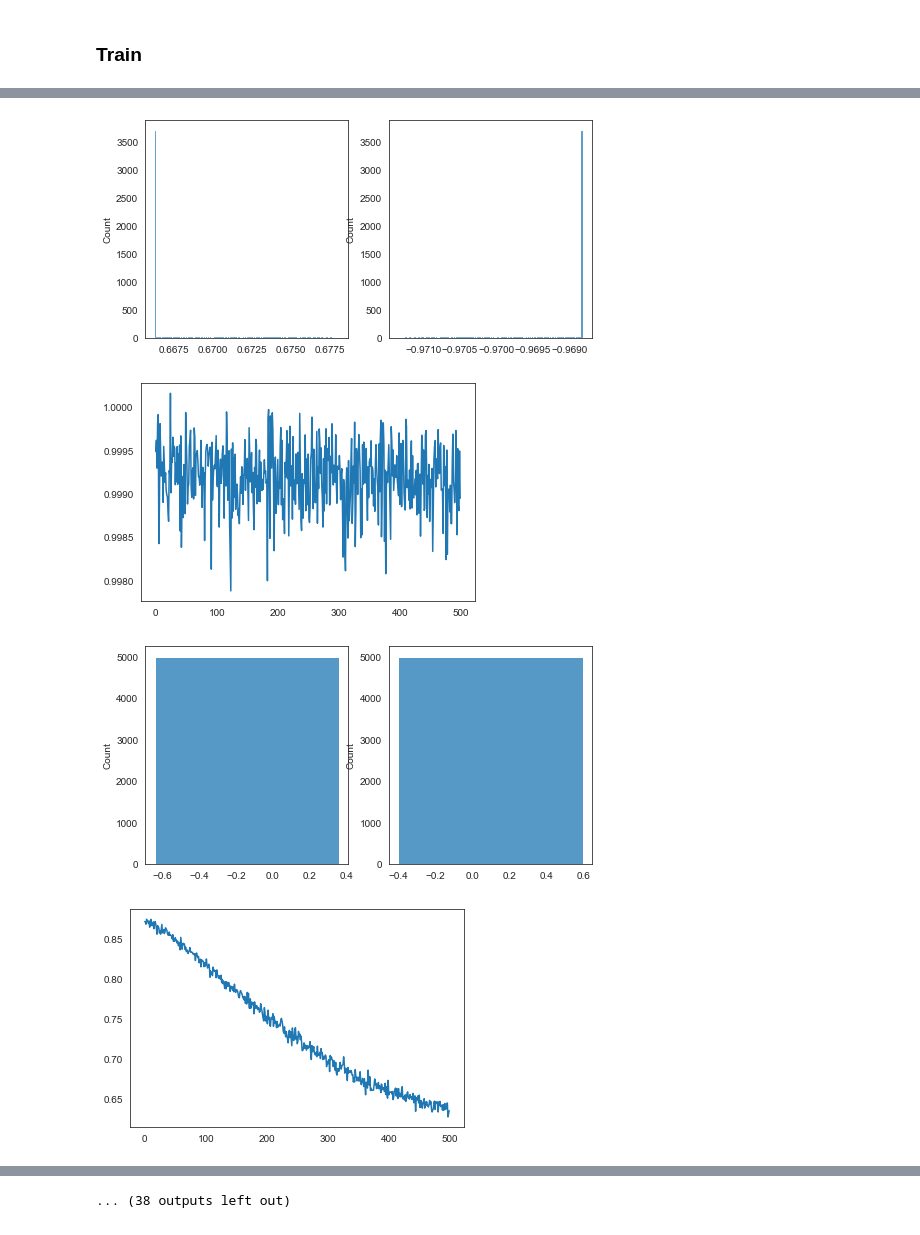
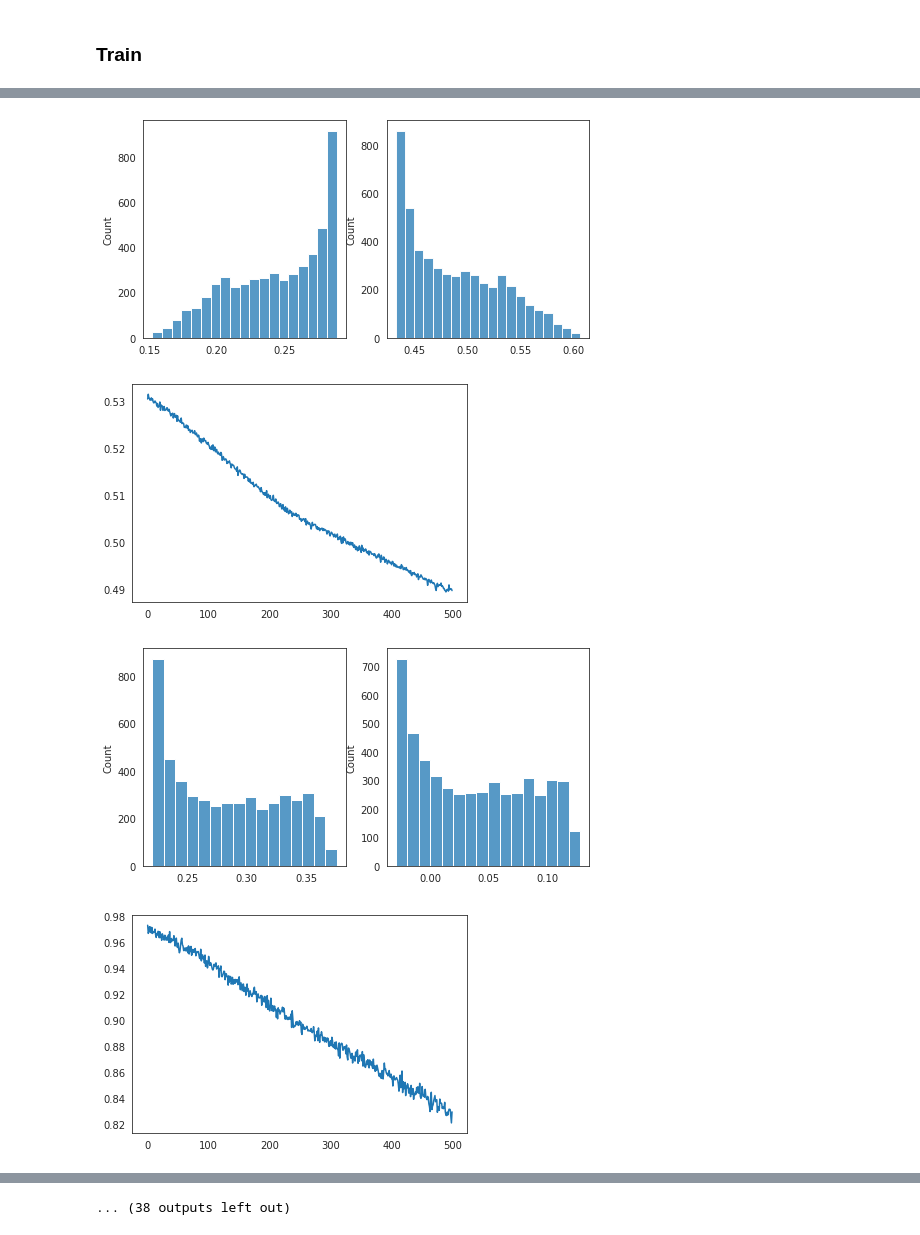
Before and after one commit to xxzWzxx/NICD, a Jupyter notebook: modules.ipynb, the cells around one changed output, grey strips where cells are left out. Saved outputs shown, nothing was run; the diff lists cells and outputs as text; code cells hidden in the pictures.

Commit message:
add results

```diff
--- a/modules.ipynb
+++ b/modules.ipynb
@@ -106,11 +106,11 @@ class Encoder(nn.Module):
         super().__init__()
         self.net = nn.Sequential(
             nn.Linear(input_size, input_size*2),
-            nn.ReLU(),
+            nn.LeakyReLU(0.2),
             nn.Linear(input_size*2, input_size*4),
-            nn.ReLU(),
+            nn.LeakyReLU(0.2),
             nn.Linear(input_size*4, input_size*2),
-            nn.ReLU(),
+            nn.LeakyReLU(0.2),
             nn.Linear(input_size*2, input_size),
         )
 
@@ -169,8 +169,8 @@ lrs = [1e-5, 1e-4, 1e-3, 1e-2, 1e-1, 1]
 # %%
 for lr in lrs:
     for gamma in gammas:
-        loss_path = os.path.join('results', 'all_data', 'loss', str(lr)+"|"+str(gamma)+".png")
-        output_path = os.path.join('results', 'all_data', 'output', str(lr)+"|"+str(gamma)+".png")
+        loss_path = os.path.join('results', 'leaky_relu', 'loss', str(lr)+"|"+str(gamma)+".png")
+        output_path = os.path.join('results', 'leaky_relu', 'output', str(lr)+"|"+str(gamma)+".png")
         net = get_net(data.data.shape[1])
         train(num_epochs, train_loader, device, loss, net, lr=lr, gamma=gamma, fig_path=loss_path)
         with torch.no_grad():
@@ -210,4 +210,4 @@ Finish lr = 1, gamma = 1000
-[figure, old version]
+[figure, new version]
-[figure, old version]
+[figure, new version]
-[figure, old version]
+[figure, new version]
-[figure, old version]
+[figure, new version]
```
Also changed, not shown: parts of 2 cells of this notebook, 48 other files.
